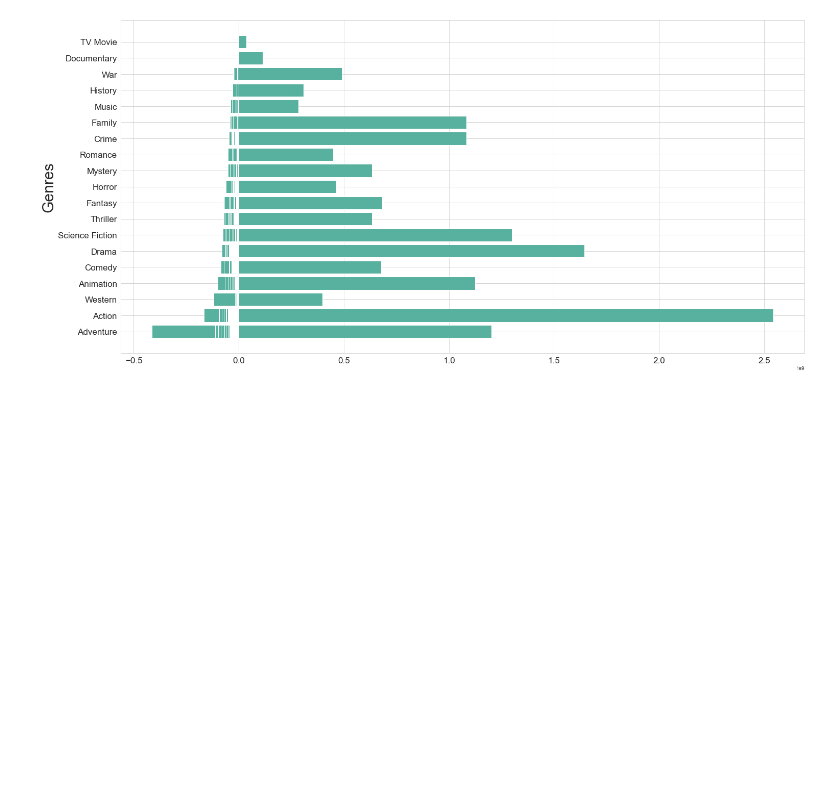
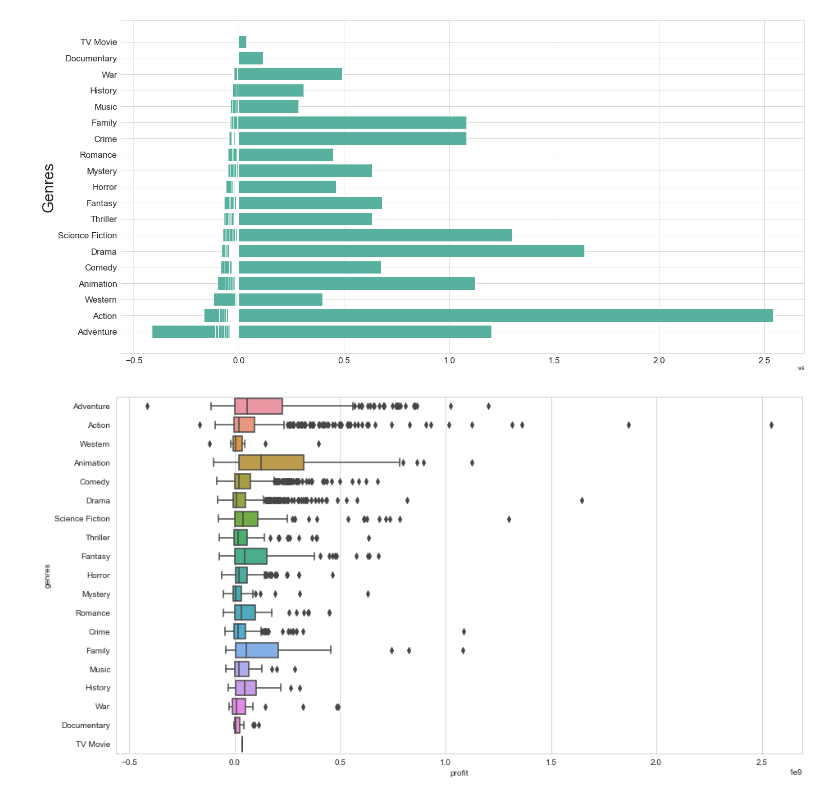
Before and after one commit to krbendol/movie_analysis_Microsoft, a Jupyter notebook: Data_Work.ipynb, the cells around one changed output. Cells and saved outputs as stored; diff of their text form; code cells hidden in the pictures; blank space fills up the shorter version.

Commit message:
added seaborn boxplot for more detailed genre profit info

```diff
--- a/Data_Work.ipynb
+++ b/Data_Work.ipynb
@@ -109,3 +109,8 @@ ax.set_ylabel("Genres", fontsize = 30)
 ax.tick_params(labelsize = 17);
 # %% [output]
 [figure]
+# %%
+fig2, ax2 = plt.subplots(figsize=(15,8))
+sns.boxplot(x=df_temp["profit"], y=df_temp["genres"], ax=ax2);
+# %% [output]
+[figure, added]
```
